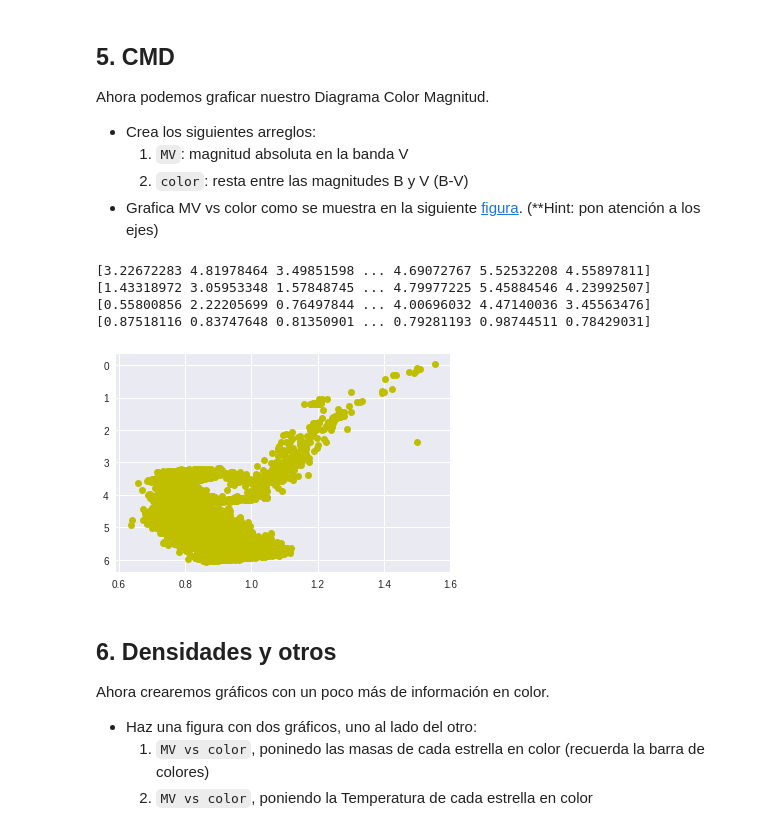
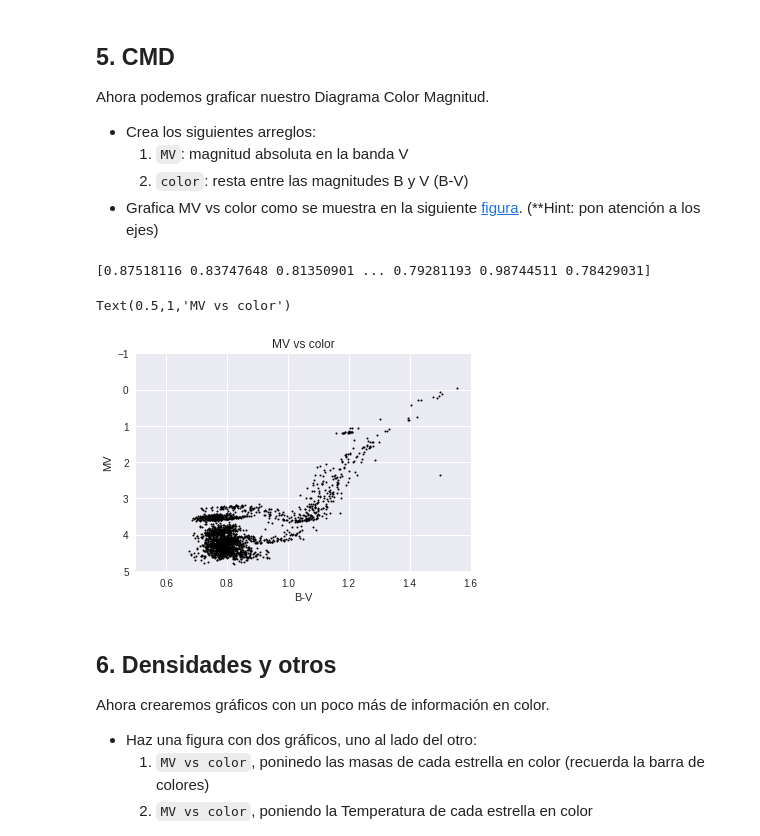
Before and after one commit to felipe34asaav/minitarea2, a Jupyter notebook: minitarea2.ipynb, the cells around one changed output. Saved outputs shown, nothing was run; the diff lists cells and outputs as text; code cells hidden in the pictures.

```diff
--- a/minitarea2.ipynb
+++ b/minitarea2.ipynb
@@ -108,8 +96,9 @@ Como te habrás dado cuenta hay dos distribuciones de distancia. La mayoría de
 * Imprime en pantalla el tamaño original del set de datos y del nuevo filtrado con el siguiente formato: _"El set original contenía X estrellas, luego de filtrar quedaron X"_
 # %%
 #Filtrar por distancia
-
-datos_filtrados = datos[B<1].copy()
+n=datos[0:,1]
+datos_filtrados = n<2
 print(datos_filtrados)
-print("El set original contenia  "+str( B.size )+"  estrellas, luego de filtrar quedaron  "+str( datos_filtrados.size))
+print("El set original contenia  "+str(V.size )+"  estrellas, luego de filtrar quedaron  "+str( V[datos_filtrados].size))
+print(n)
 # %% [output]
@@ -159,20 +134,19 @@ Ahora podemos graficar nuestro Diagrama Color Magnitud.
 # %%
 #Crear arrays MV y color
 MV=mag_abs(V, datos[:,6])
 color=(B-V)
-print(MV)
-print(B)
-print(V)
 print(color)
 #plot cmd
-plt.plot(color,MV,"yo")
+plt.plot(color[datos_filtrados],MV[datos_filtrados],"o",color="black",markersize=2)
 plt.gca().invert_yaxis()
+plt.axis([0.5, 1.6, 5, -1])
+plt.xlabel("B-V")
+plt.ylabel("MV")
+plt.title("MV vs color")
 # %% [output]
-[3.22672283 4.81978464 3.49851598 ... 4.69072767 5.52532208 4.55897811]
-[1.43318972 3.05953348 1.57848745 ... 4.79977225 5.45884546 4.23992507]
-[0.55800856 2.22205699 0.76497844 ... 4.00696032 4.47140036 3.45563476]
 [0.87518116 0.83747648 0.81350901 ... 0.79281193 0.98744511 0.78429031]
+Text(0.5,1,'MV vs color')
-[figure, old version]
+[figure, new version]
 # %% [markdown]
 ## 6. Densidades y otros
 
```
Also changed, not shown: parts of 7 cells of this notebook.
